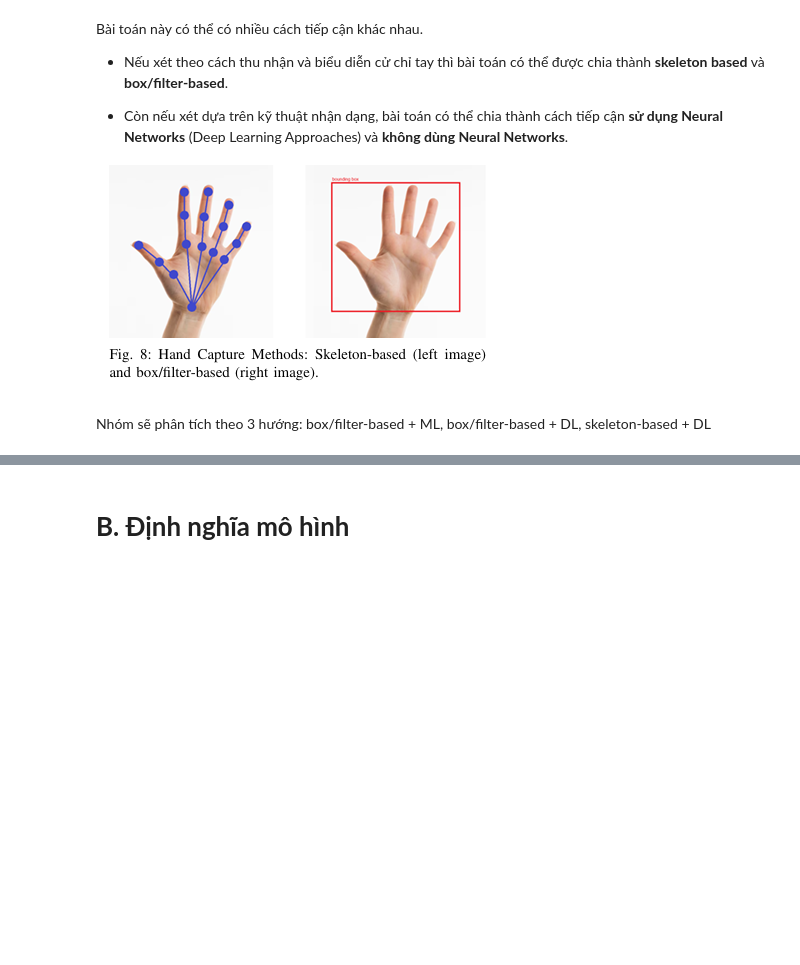
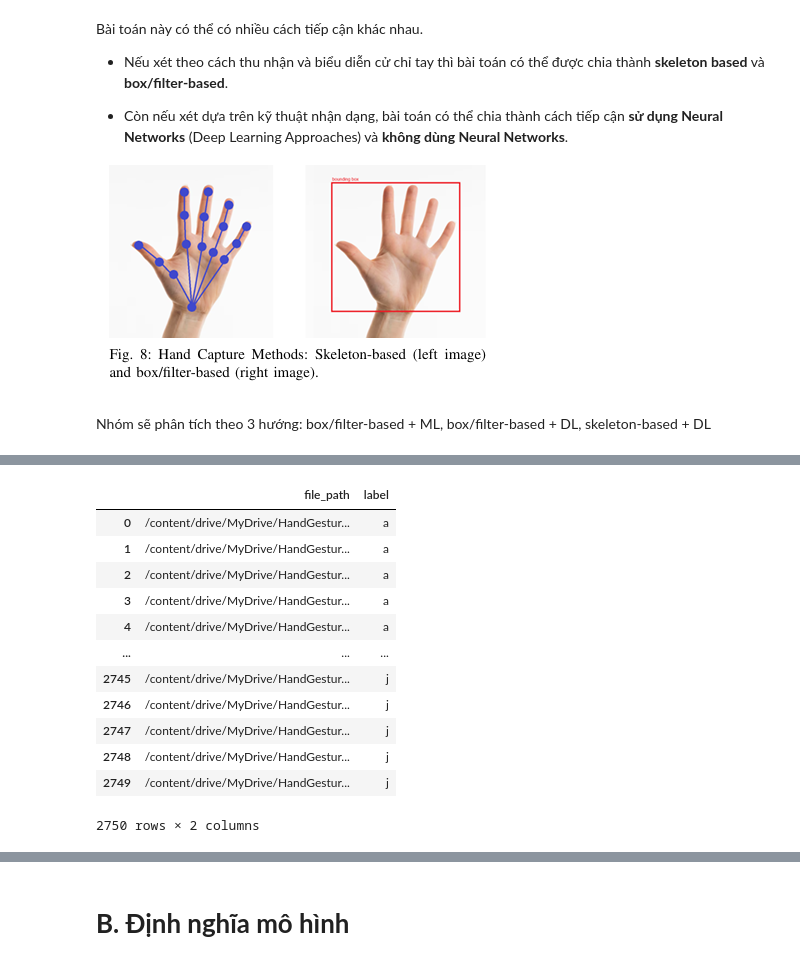
Before and after one commit to kwspringkle/HandGestureRecognition, a Jupyter notebook: all.ipynb, the cells around one changed output, grey strips where cells are left out. Cells and saved outputs as stored; diff of their text form; code cells hidden in the pictures; blank space fills up the shorter version.

```diff
--- a/all.ipynb
+++ b/all.ipynb
@@ -53 +43,41 @@ os.makedirs(extract_path, exist_ok=True)
 !unzip -q {zip_file_path} -d {extract_path}
+# %%
+#Tạo dataframe
+import pandas as pd
+import numpy as np
+import os
+
+without_noise_img_dir = '/content/drive/MyDrive/HandGestureRecognition/datasets/extracted/NUS Hand Posture dataset-II/Hand Postures'
+noise_img_dir = '/content/drive/MyDrive/HandGestureRecognition/datasets/extracted/NUS Hand Posture dataset-II/Hand Postures with human noise'
+
+file_paths = []
+labels = []
+
+for img in os.listdir(without_noise_img_dir):
+  if img.endswith(('jpg', 'jpeg', 'png')):
+    first_letter = img[0]
+    labels.append(img[0])
+    file_paths.append(os.path.join(without_noise_img_dir, img))
+
+
+for img in os.listdir(noise_img_dir):
+    if img.endswith(('jpg', 'jpeg', 'png')):
+      labels.append(img[0])
+      file_paths.append(os.path.join(noise_img_dir, img))
+# %%
+df = pd.DataFrame({'file_path': file_paths, 'label': labels})
+df
+# %% [output]
+|  | file_path | label |
+| 0 | /content/drive/MyDrive/HandGestur... | a |
+| 1 | /content/drive/MyDrive/HandGestur... | a |
+| 2 | /content/drive/MyDrive/HandGestur... | a |
+| 3 | /content/drive/MyDrive/HandGestur... | a |
+| 4 | /content/drive/MyDrive/HandGestur... | a |
+| ... | ... | ... |
+| 2745 | /content/drive/MyDrive/HandGestur... | j |
+| 2746 | /content/drive/MyDrive/HandGestur... | j |
+| 2747 | /content/drive/MyDrive/HandGestur... | j |
+| 2748 | /content/drive/MyDrive/HandGestur... | j |
+| 2749 | /content/drive/MyDrive/HandGestur... | j |
+2750 rows × 2 columns
```
Also changed, not shown: parts of 6 cells of this notebook.
